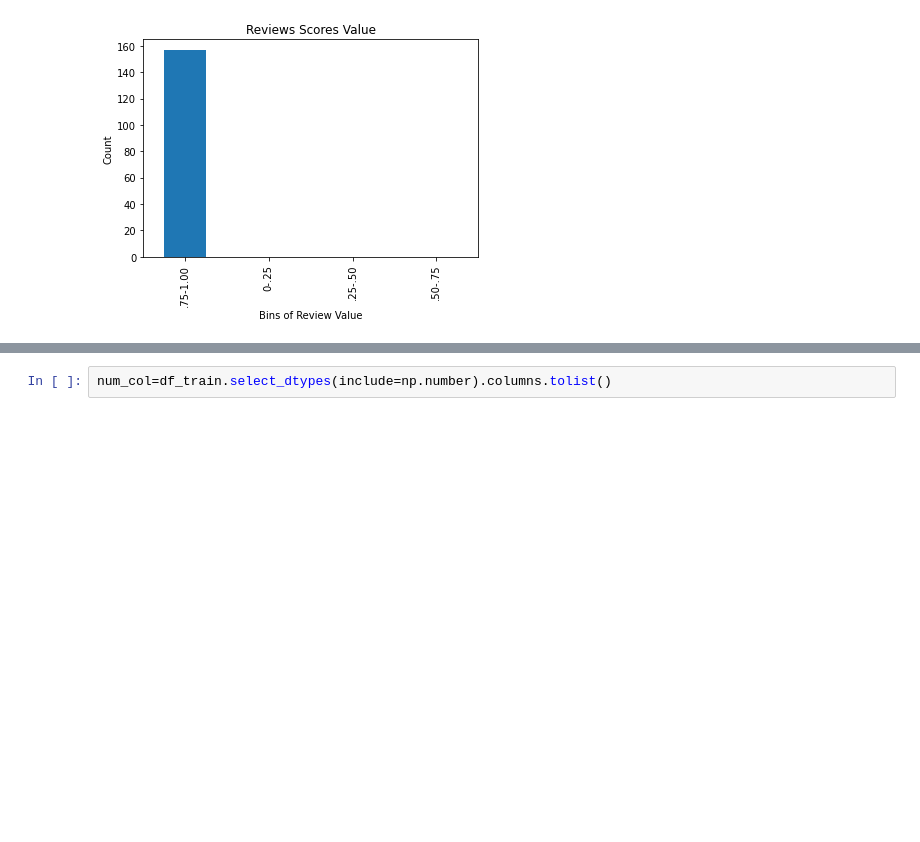
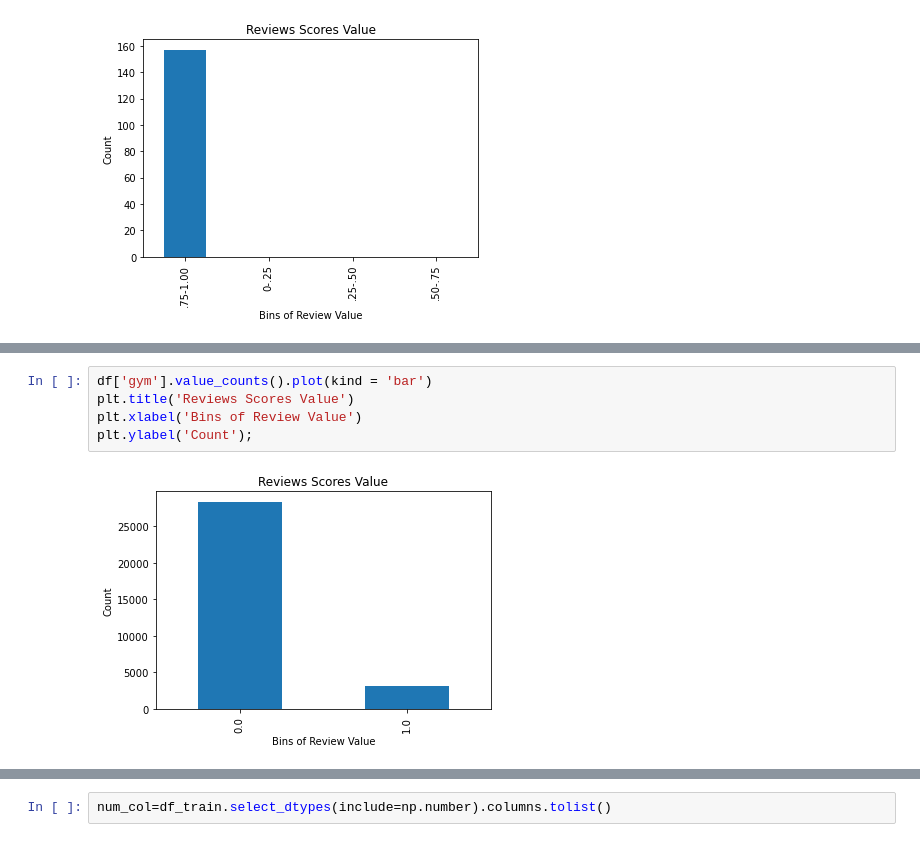
Before and after one commit to vishnu-ko/Predicting_AirBNB, a Jupyter notebook: EDA_02.ipynb, the cells around one changed output, grey strips where cells are left out. Drawn from its saved outputs; the diff is of its cells as text; blank space fills up the shorter version.

```diff
--- a/EDA_02.ipynb
+++ b/EDA_02.ipynb
@@ -466,0 +460,7 @@ plt.ylabel('Count');
+# %%
+df['gym'].value_counts().plot(kind = 'bar')
+plt.title('Reviews Scores Value')
+plt.xlabel('Bins of Review Value')
+plt.ylabel('Count');
+# %% [output]
+[figure, added]
```
Also changed, not shown: parts of 30 cells of this notebook.
